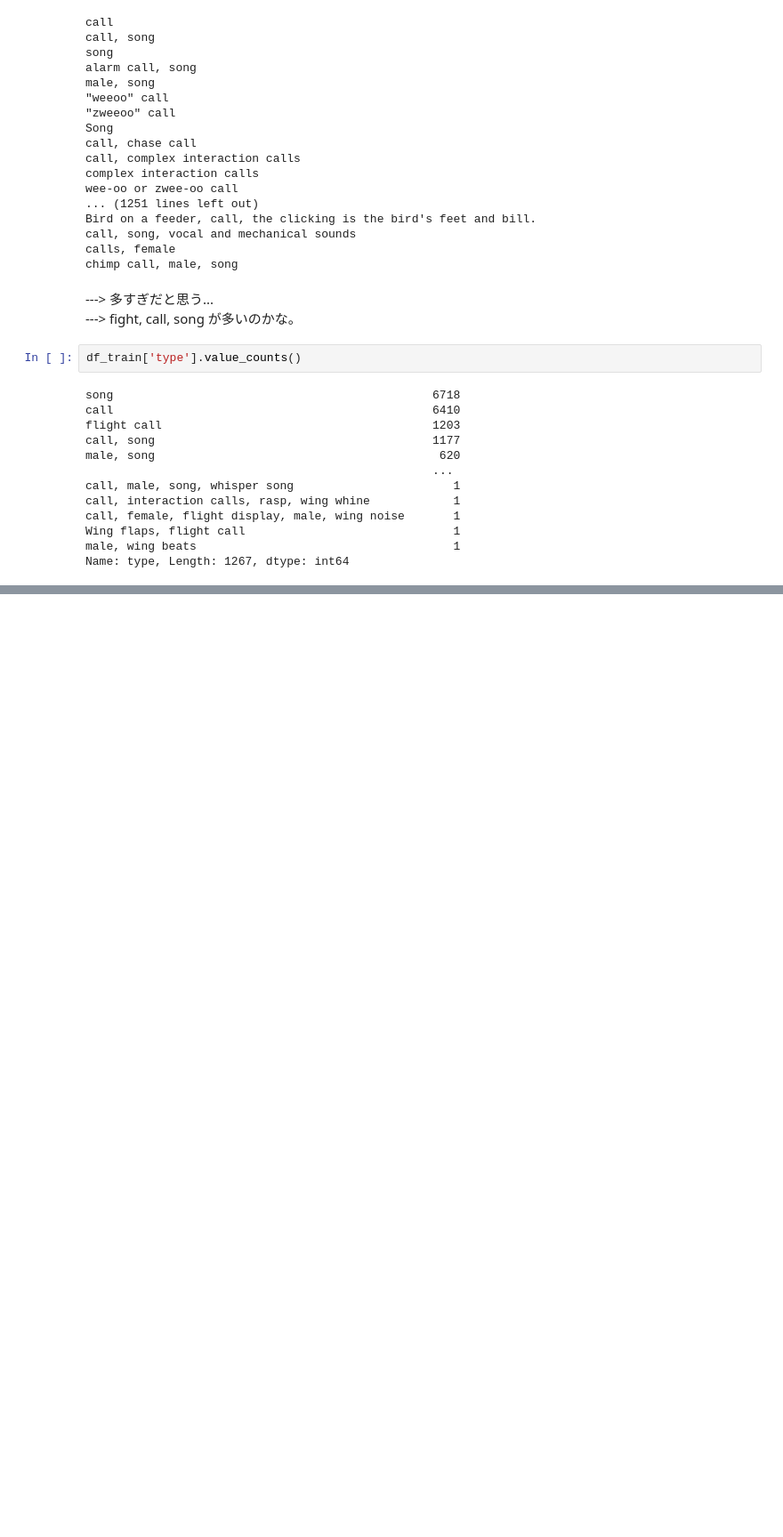
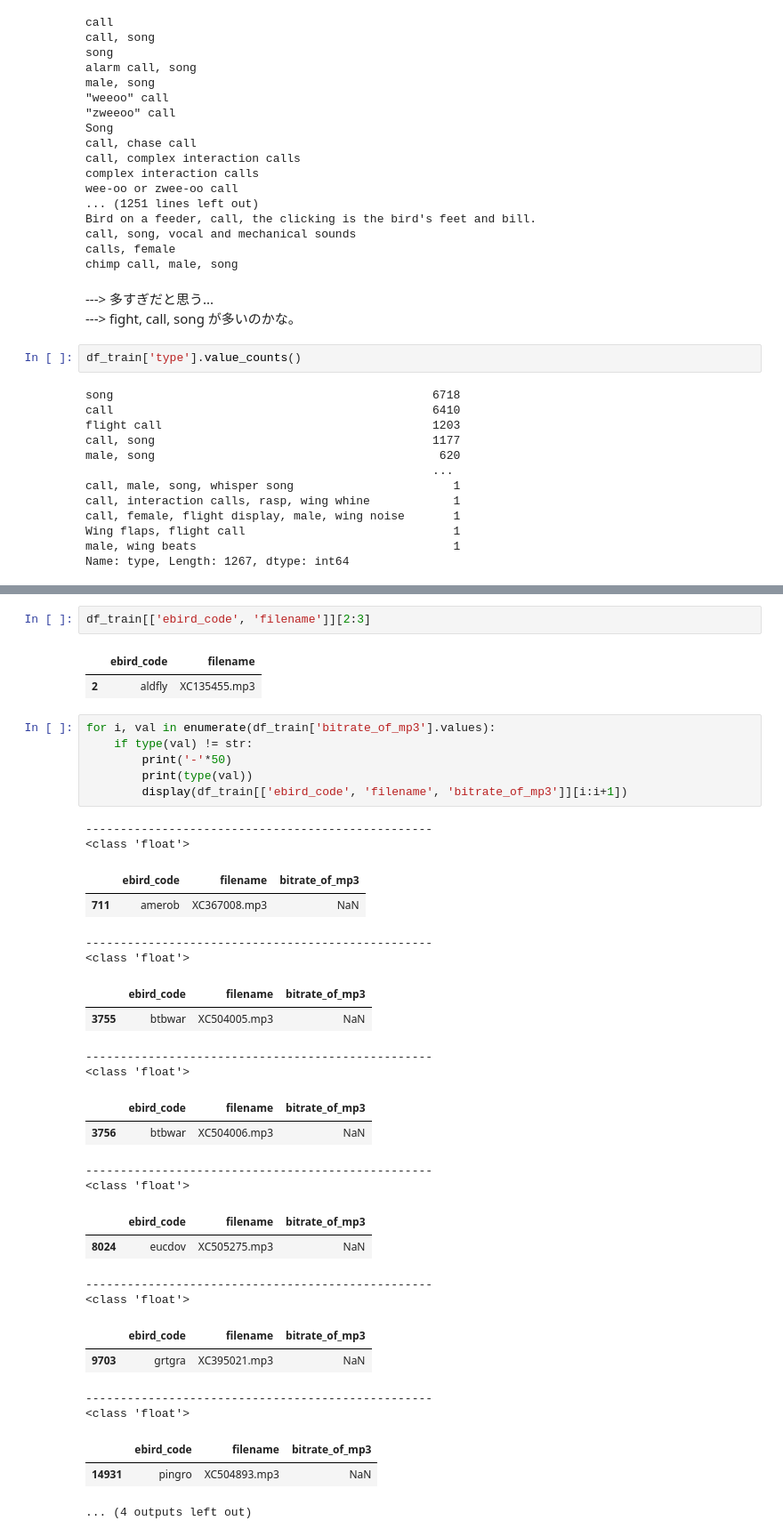
Before and after one commit to fkubota/kaggle-Cornell-Birdcall-Identification, a Jupyter notebook: nb/001_eda.ipynb, the cells around one changed output, grey strips where cells are left out. Shown at 89% size. Saved outputs shown, nothing was run; the diff lists cells and outputs as text; blank space fills up the shorter version.

```diff
--- a/nb/001_eda.ipynb
+++ b/nb/001_eda.ipynb
@@ -460,0 +618,37 @@ df_train.columns.values.tolist()
+# %%
+df_train[['ebird_code', 'filename']][2:3]
+# %% [output]
+|  | ebird_code | filename |
+| 2 | aldfly | XC135455.mp3 |
+# %%
+for i, val in enumerate(df_train['bitrate_of_mp3'].values):
+    if type(val) != str:
+        print('-'*50)
+        print(type(val))
+        display(df_train[['ebird_code', 'filename', 'bitrate_of_mp3']][i:i+1])
+# %% [output]
+--------------------------------------------------
+<class 'float'>
+|  | ebird_code | filename | bitrate_of_mp3 |
+| 711 | amerob | XC367008.mp3 | NaN |
+--------------------------------------------------
+<class 'float'>
+|  | ebird_code | filename | bitrate_of_mp3 |
+| 3755 | btbwar | XC504005.mp3 | NaN |
+--------------------------------------------------
+<class 'float'>
+|  | ebird_code | filename | bitrate_of_mp3 |
+| 3756 | btbwar | XC504006.mp3 | NaN |
+--------------------------------------------------
+<class 'float'>
+|  | ebird_code | filename | bitrate_of_mp3 |
+| 8024 | eucdov | XC505275.mp3 | NaN |
+--------------------------------------------------
+<class 'float'>
+|  | ebird_code | filename | bitrate_of_mp3 |
+| 9703 | grtgra | XC395021.mp3 | NaN |
+--------------------------------------------------
+<class 'float'>
+|  | ebird_code | filename | bitrate_of_mp3 |
+| 14931 | pingro | XC504893.mp3 | NaN |
+... (4 outputs left out)
```
Also changed, not shown: parts of 33 cells of this notebook, 1 other file.
